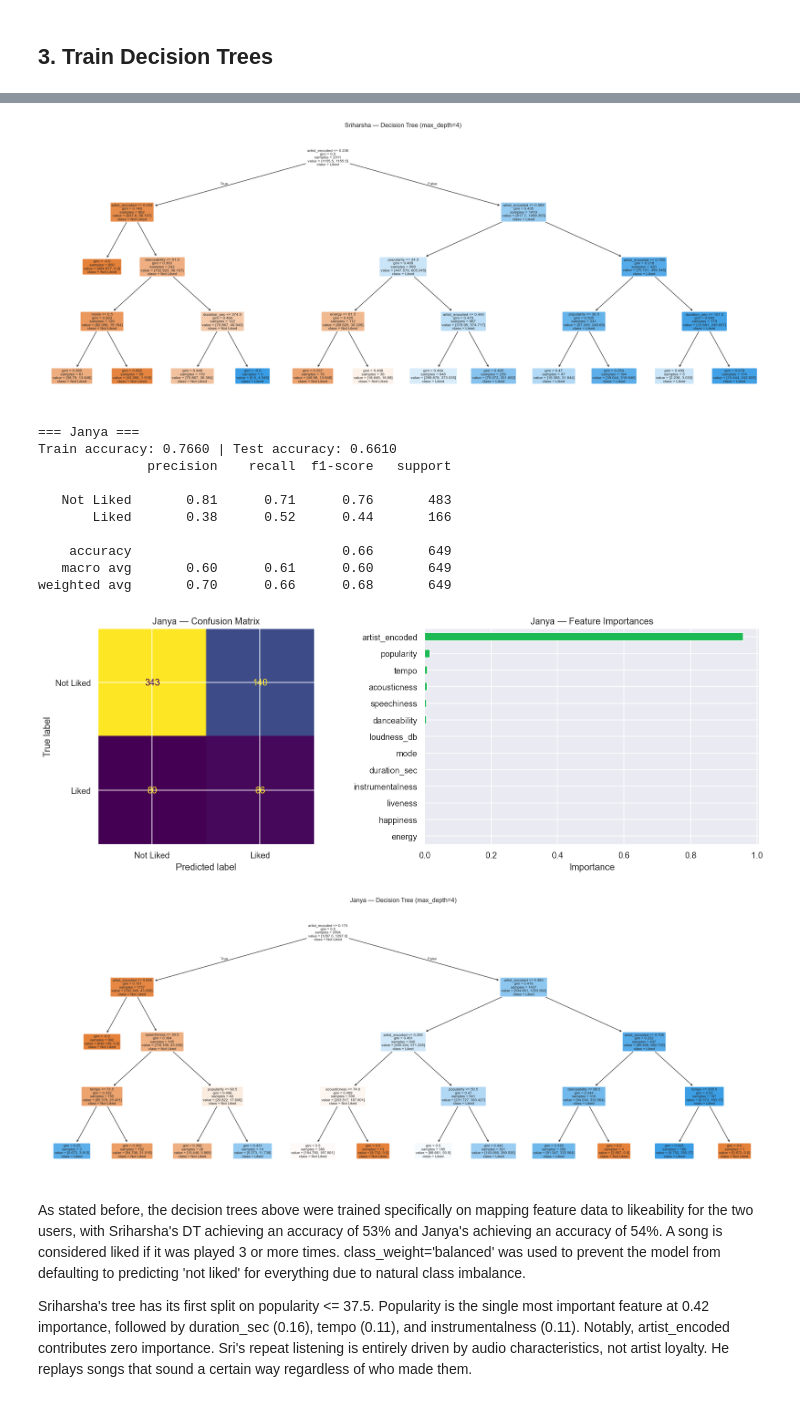
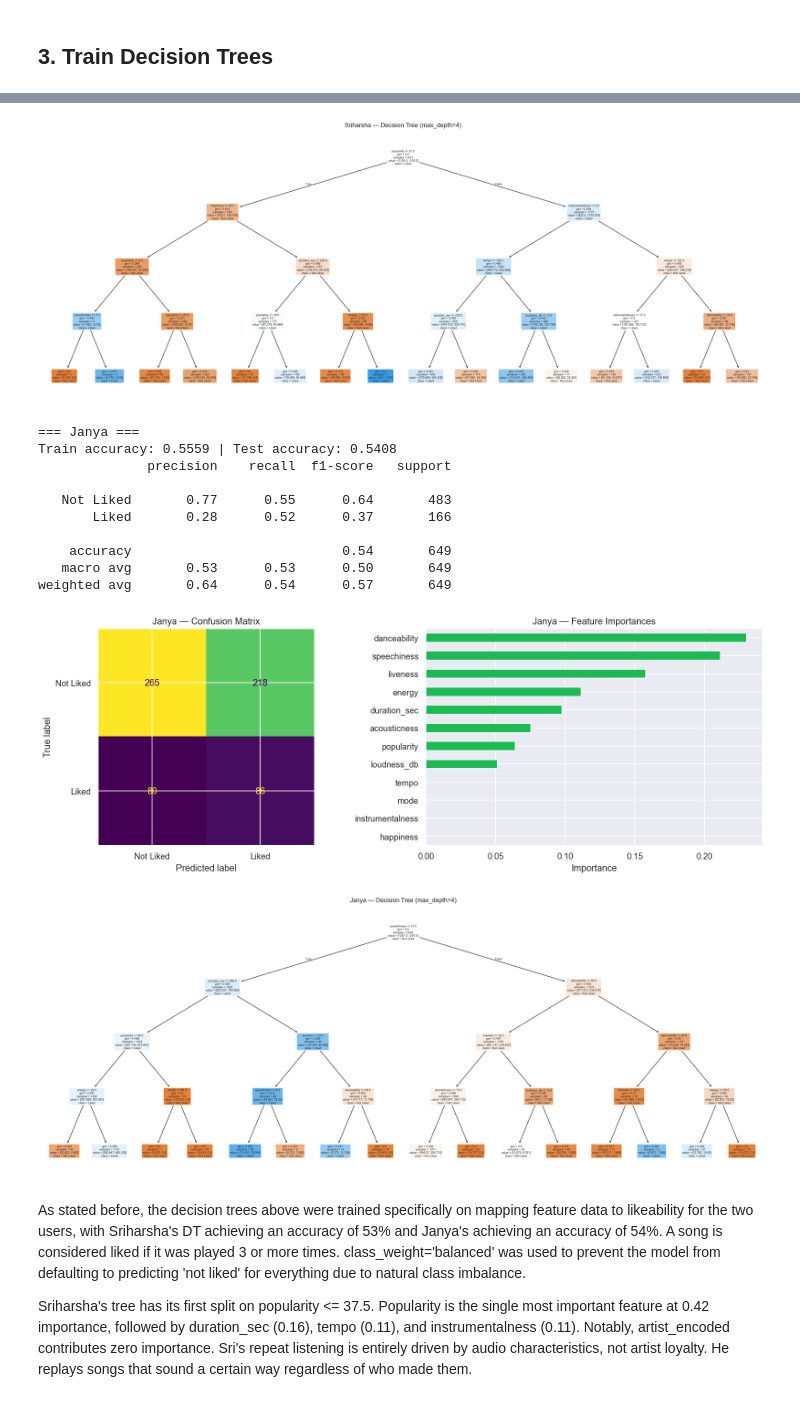
Before and after one commit to Devligan/Spotify-Wrapped, a Jupyter notebook: classification.ipynb, the cells around one changed output, grey strips where cells are left out. Cells and saved outputs as stored; diff of their text form; code cells hidden in the pictures.

Commit message:
Removed artist

```diff
--- a/classification.ipynb
+++ b/classification.ipynb
@@ -119,14 +119,11 @@ def train_tree(df, name):
     X_train, X_test, y_train, y_test = train_test_split(X, y, test_size=0.2, random_state=42, stratify=y)
 
     # target encode artist on train only, apply to both
-    artist_rate = pd.concat([X_train[['artist']], y_train], axis=1).groupby('artist')['liked'].mean()
     global_mean = y_train.mean()
-    X_train['artist_encoded'] = X_train['artist'].map(artist_rate).fillna(global_mean)
-    X_test['artist_encoded'] = X_test['artist'].map(artist_rate).fillna(global_mean)
     X_train = X_train.drop(columns='artist')
     X_test = X_test.drop(columns='artist')
 
-    features = ALL_FEATURES + ['artist_encoded']
+    features = ALL_FEATURES
 
     clf = DecisionTreeClassifier(max_depth=4, random_state=42, class_weight='balanced')
     clf.fit(X_train[features], y_train)
@@ -175,16 +172,16 @@ weighted avg       0.70      0.55      0.55       578
-[figure, old version]
+[figure, new version]
 === Janya ===
-Train accuracy: 0.7660 | Test accuracy: 0.6610
+Train accuracy: 0.5559 | Test accuracy: 0.5408
               precision    recall  f1-score   support
 
-   Not Liked       0.81      0.71      0.76       483
-       Liked       0.38      0.52      0.44       166
+   Not Liked       0.77      0.55      0.64       483
+       Liked       0.28      0.52      0.37       166
 
-    accuracy                           0.66       649
-   macro avg       0.60      0.61      0.60       649
-weighted avg       0.70      0.66      0.68       649
+    accuracy                           0.54       649
+   macro avg       0.53      0.53      0.50       649
+weighted avg       0.64      0.54      0.57       649
-[figure, old version]
+[figure, new version]
-[figure, old version]
+[figure, new version]
 # %% [markdown]
 As stated before, the decision trees above were trained specifically on mapping feature data to likeability for the two users, with Sriharsha's DT achieving an accuracy of 53% and Janya's achieving an accuracy of 54%. A song is considered liked if it was played 3 or more times. class_weight='balanced' was used to prevent the model from defaulting to predicting 'not liked' for everything due to natural class imbalance.
 
```
Also changed, not shown: parts of 1 cell of this notebook.
